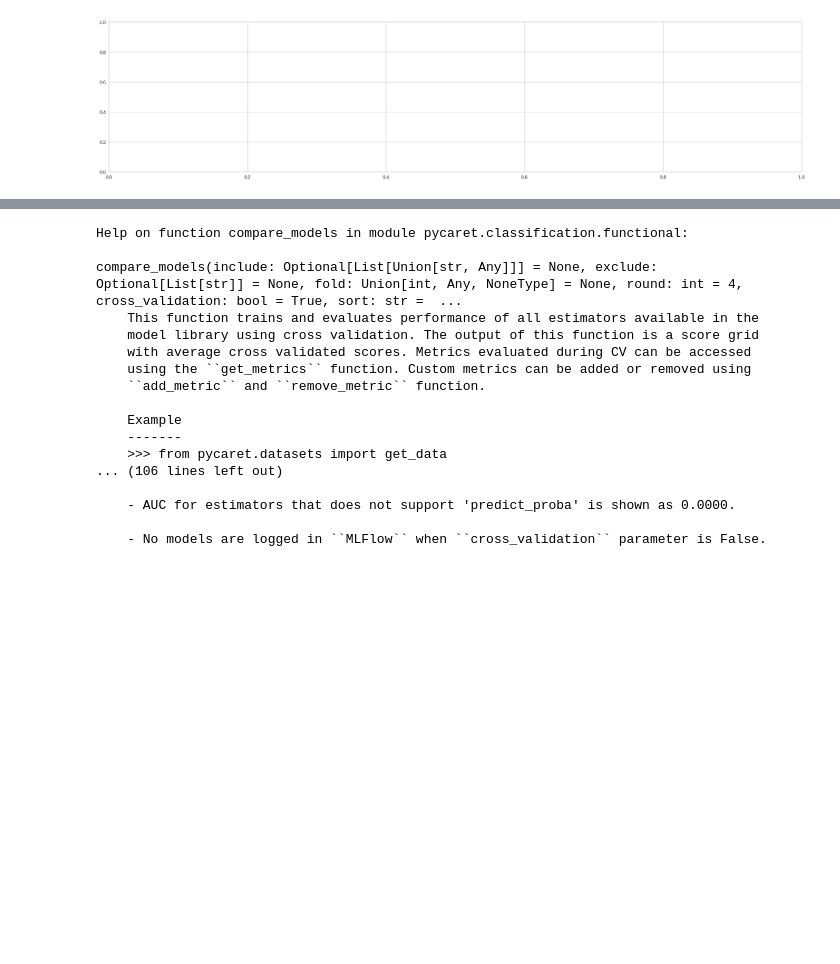
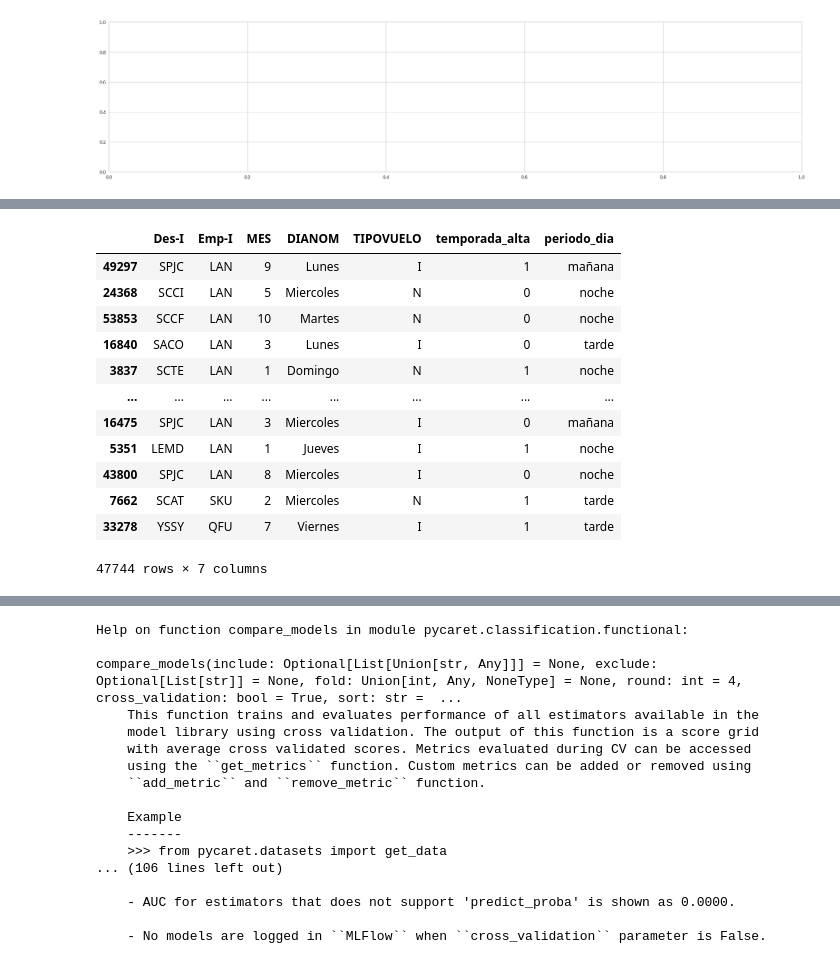
Before and after one commit to alexandergribenchenko/DS_LATAM_Test, a Jupyter notebook: LATAM_Model_Explorarions.ipynb, the cells around one changed output, grey strips where cells are left out. Cells and saved outputs as stored; diff of their text form; code cells hidden in the pictures; blank space fills up the shorter version.

```diff
--- a/LATAM_Model_Explorarions.ipynb
+++ b/LATAM_Model_Explorarions.ipynb
@@ -166,0 +201,16 @@ compare_models?
+# %%
+get_config('X_train')
+# %% [output]
+|  | Des-I | Emp-I | MES | DIANOM | TIPOVUELO | temporada_alta | periodo_dia |
+| 49297 | SPJC | LAN | 9 | Lunes | I | 1 | mañana |
+| 24368 | SCCI | LAN | 5 | Miercoles | N | 0 | noche |
+| 53853 | SCCF | LAN | 10 | Martes | N | 0 | noche |
+| 16840 | SACO | LAN | 3 | Lunes | I | 0 | tarde |
+| 3837 | SCTE | LAN | 1 | Domingo | N | 1 | noche |
+| ... | ... | ... | ... | ... | ... | ... | ... |
+| 16475 | SPJC | LAN | 3 | Miercoles | I | 0 | mañana |
+| 5351 | LEMD | LAN | 1 | Jueves | I | 1 | noche |
+| 43800 | SPJC | LAN | 8 | Miercoles | I | 0 | noche |
+| 7662 | SCAT | SKU | 2 | Miercoles | N | 1 | tarde |
+| 33278 | YSSY | QFU | 7 | Viernes | I | 1 | tarde |
+47744 rows × 7 columns
```
Also changed, not shown: parts of 7 cells of this notebook.
